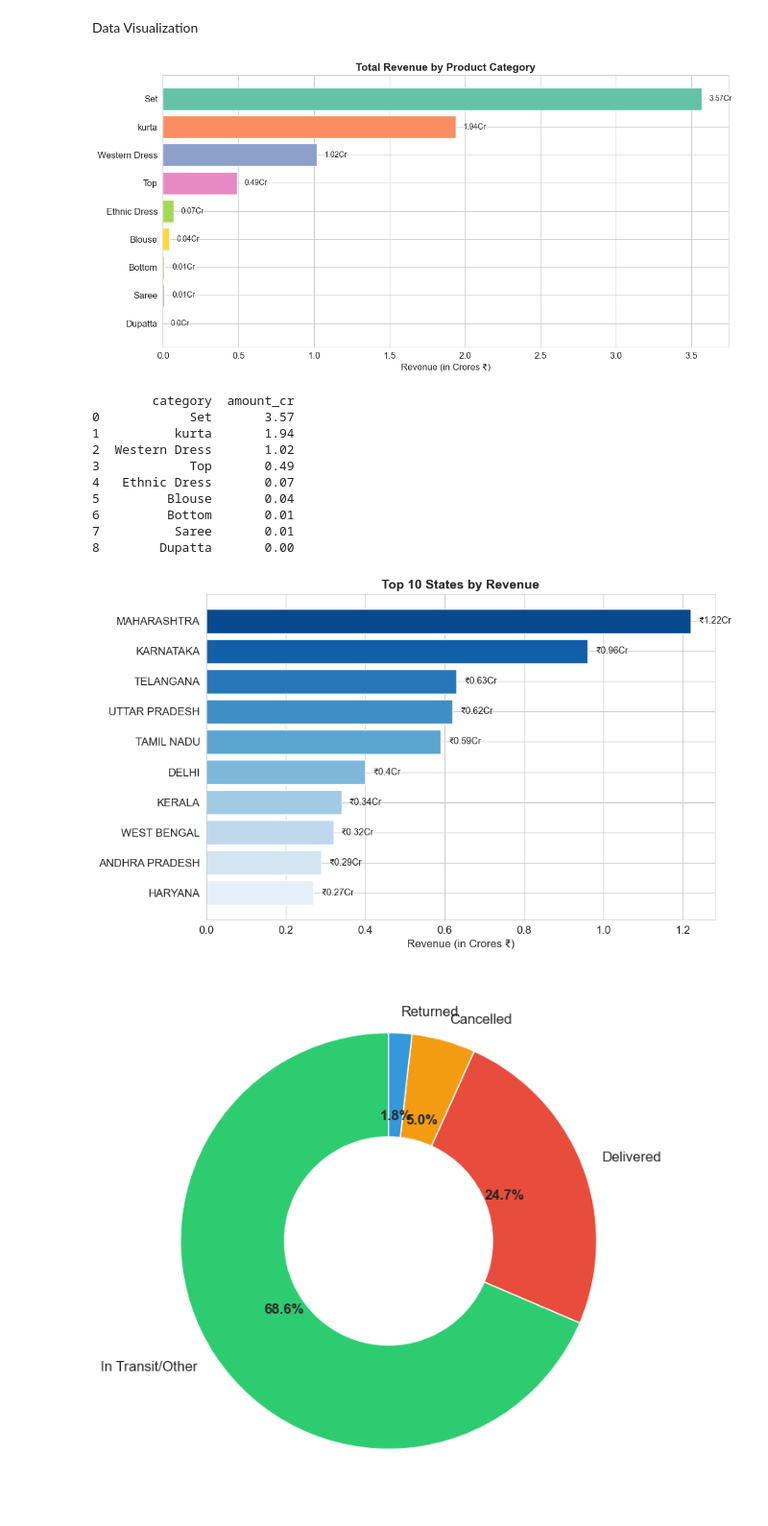
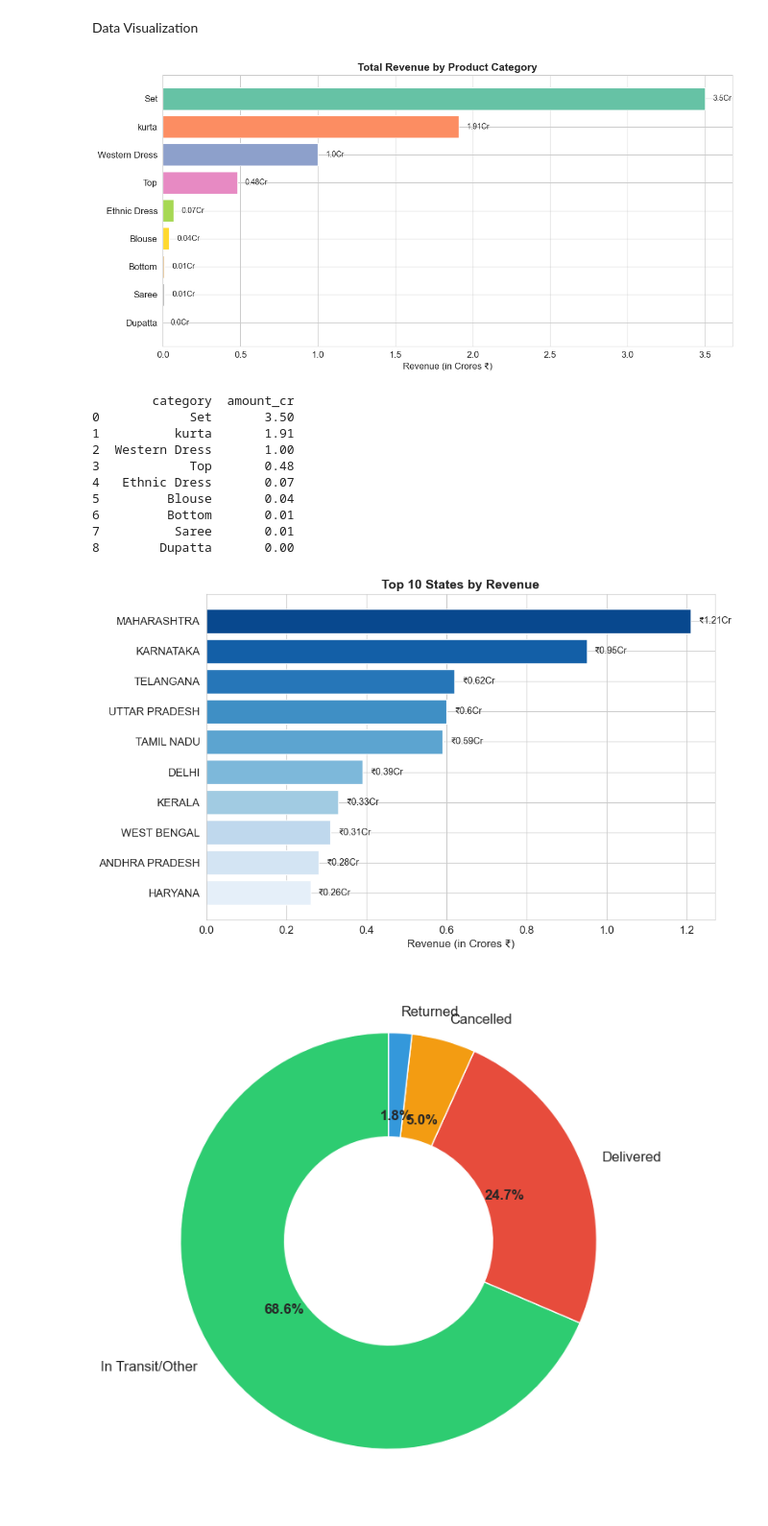
Before and after one commit to AbhishekSohal/Ecommerce_Dashboard, a Jupyter notebook: amazon_analysis.ipynb, the cells around one changed output. Shown at 96% size. Drawn from its saved outputs; the diff is of its cells as text; code cells hidden in the pictures.

Commit message:
excluded returned too in status as it should not be in while calculating amount

```diff
--- a/amazon_analysis.ipynb
+++ b/amazon_analysis.ipynb
@@ -201,34 +201,34 @@ dtype: int64
 Data Visualization
 # %%
 # filtering out cancelled orders
-df_clean=df[~df['status'].str.contains('Cancelled',case=False,na=False)]
+df_clean=df[~df['status'].str.contains('Cancelled|Returned',case=False,na=False)]
 
 #Revenue by category
 cat_revenue=df_clean.groupby('category')['amount'].sum().sort_values(ascending=False).reset_index()
 cat_revenue['amount_cr']=(cat_revenue['amount']/10000000).round(2)
 
 
 plt.Figure(figsize=(10,6))
 bars=plt.barh(cat_revenue['category'],cat_revenue['amount_cr'],color=sns.color_palette('Set2',len(cat_revenue)))
 plt.xlabel('Revenue (in Crores ₹)')
 plt.title('Total Revenue by Product Category', fontsize=14, fontweight='bold')
 plt.gca().invert_yaxis()
 
 #adding value labels at end of each bar
 for bar,val in zip(bars,cat_revenue['amount_cr']):
     plt.text(bar.get_width()+0.05,bar.get_y()+bar.get_height()/2,f'{val}Cr',va='center',fontsize=10)
 
 plt.tight_layout()
 plt.savefig('category_revenue.png',dpi=150,bbox_inches='tight')
 plt.show()
 print(cat_revenue[['category','amount_cr']])
 # %% [output]
-[figure, old version]
+[figure, new version]
         category  amount_cr
-0            Set       3.57
-1          kurta       1.94
-2  Western Dress       1.02
-3            Top       0.49
+0            Set       3.50
+1          kurta       1.91
+2  Western Dress       1.00
+3            Top       0.48
 4   Ethnic Dress       0.07
 5         Blouse       0.04
 6         Bottom       0.01
@@ -252,7 +252,7 @@ plt.tight_layout()
 plt.savefig('state_revenue.png', dpi=150, bbox_inches='tight')
 plt.show()
 # %% [output]
-[figure, old version]
+[figure, new version]
 # %%
 #Order Status Distribution
 def categorize_status(status):
```
Also changed, not shown: parts of 3 cells of this notebook.
